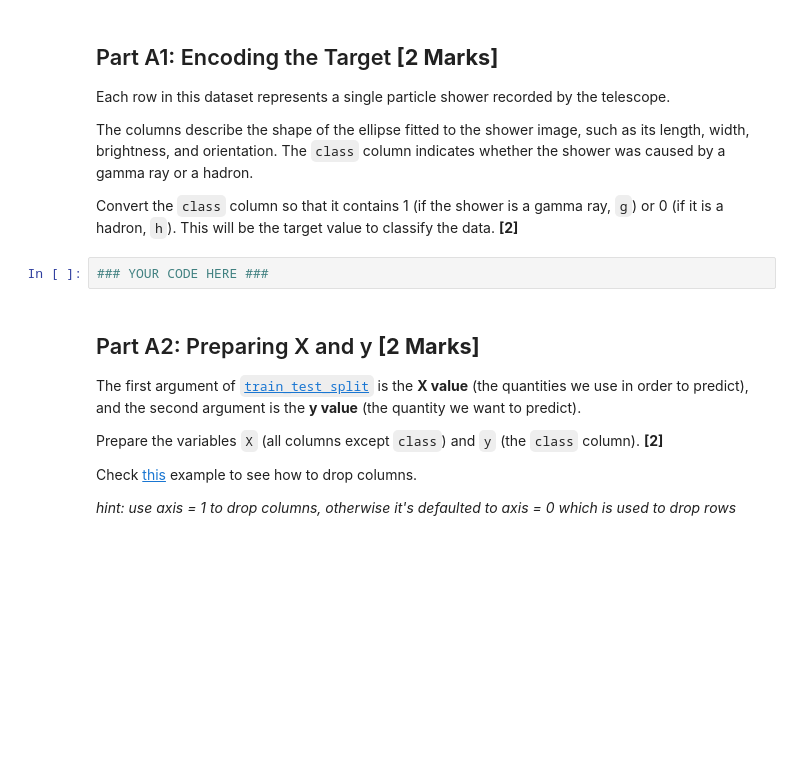
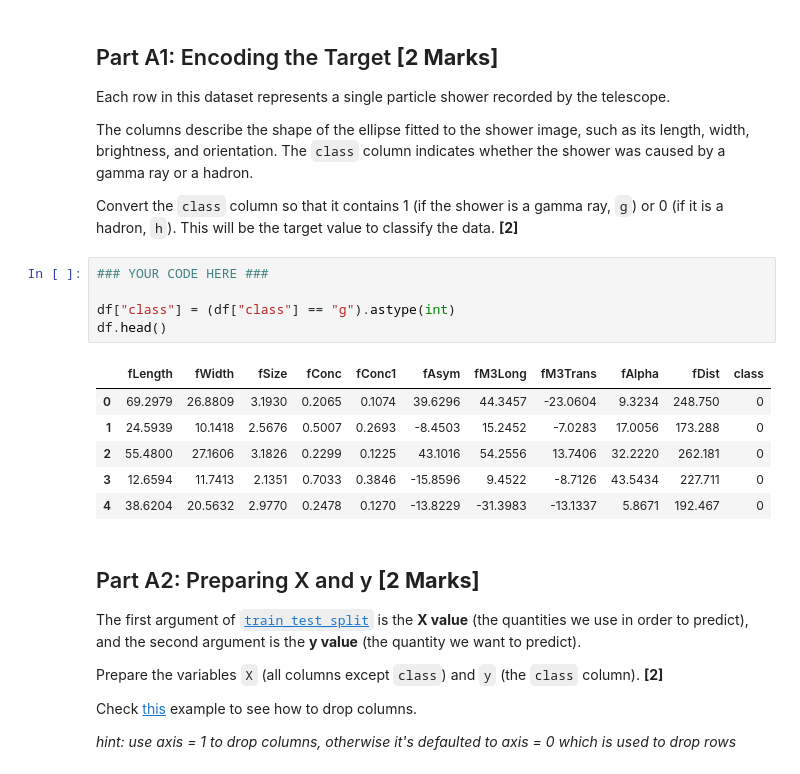
Before and after one commit to Rowan-gne/MIE370-Assignment-2, a Jupyter notebook: MIE370_A2 (1).ipynb, the cells around one changed output. Cells and saved outputs as stored; diff of their text form; blank space fills up the shorter version.

```diff
--- a/MIE370_A2 (1).ipynb
+++ b/MIE370_A2 (1).ipynb
@@ -138,6 +147,16 @@ The columns describe the shape of the ellipse fitted to the shower image, such a
 Convert the `class` column so that it contains 1 (if the shower is a gamma ray, `g`) or 0 (if it is a hadron, `h`). This will be the target value to classify the data. **[2]**
 # %%
 ### YOUR CODE HERE ###
+
+df["class"] = (df["class"] == "g").astype(int)
+df.head()
+# %% [output]
+|  | fLength | fWidth | fSize | fConc | fConc1 | fAsym | fM3Long | fM3Trans | fAlpha | fDist | class |
+| 0 | 69.2979 | 26.8809 | 3.1930 | 0.2065 | 0.1074 | 39.6296 | 44.3457 | -23.0604 | 9.3234 | 248.750 | 0 |
+| 1 | 24.5939 | 10.1418 | 2.5676 | 0.5007 | 0.2693 | -8.4503 | 15.2452 | -7.0283 | 17.0056 | 173.288 | 0 |
+| 2 | 55.4800 | 27.1606 | 3.1826 | 0.2299 | 0.1225 | 43.1016 | 54.2556 | 13.7406 | 32.2220 | 262.181 | 0 |
+| 3 | 12.6594 | 11.7413 | 2.1351 | 0.7033 | 0.3846 | -15.8596 | 9.4522 | -8.7126 | 43.5434 | 227.711 | 0 |
+| 4 | 38.6204 | 20.5632 | 2.9770 | 0.2478 | 0.1270 | -13.8229 | -31.3983 | -13.1337 | 5.8671 | 192.467 | 0 |
 # %% [markdown]
 ## Part A2: Preparing X and y **[2 Marks]**
 
```
Also changed, not shown: parts of 4 cells of this notebook.
